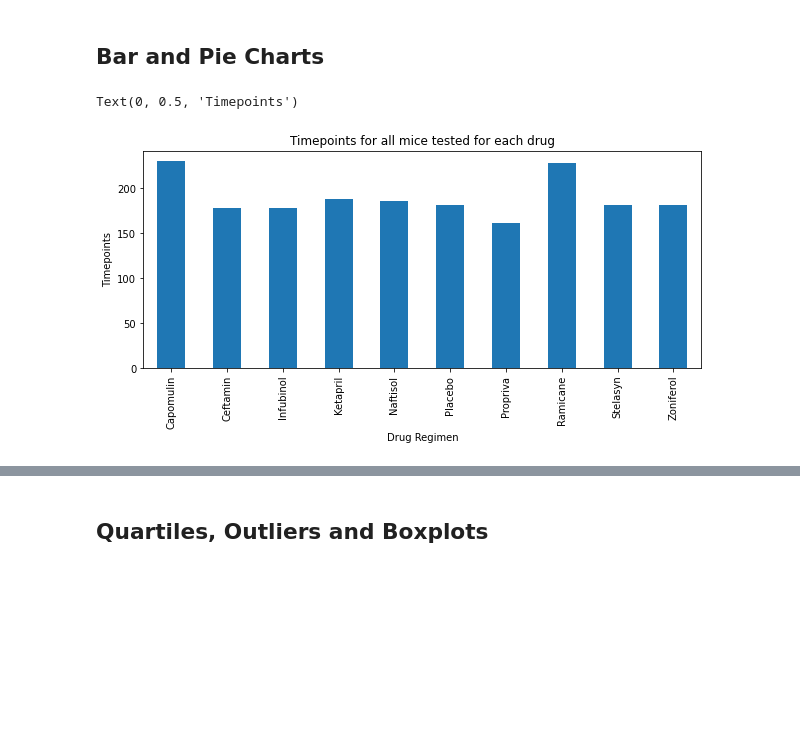
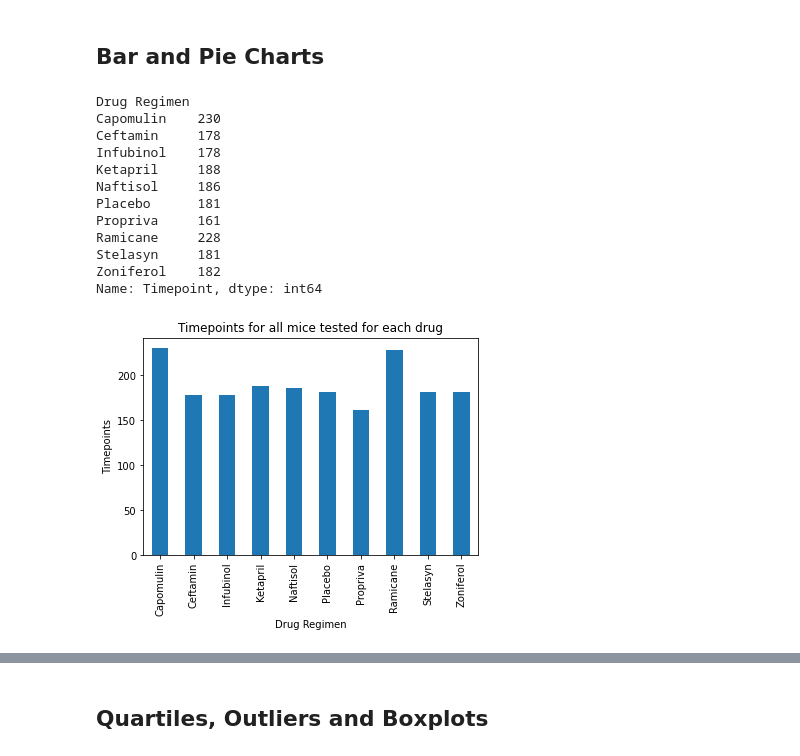
Before and after one commit to mmyang123/Homework5-The-Power-of-Plots, a Jupyter notebook: Pymaceuticals/pymaceuticals_starter.ipynb, the cells around one changed output, grey strips where cells are left out. Drawn from its saved outputs; the diff is of its cells as text; code cells hidden in the pictures; blank space fills up the shorter version.

```diff
--- a/Pymaceuticals/pymaceuticals_starter.ipynb
+++ b/Pymaceuticals/pymaceuticals_starter.ipynb
@@ -161,12 +162,24 @@ aggregate_df
 # %%
 # Generate a bar plot showing the total number of timepoints for all mice tested for each drug regimen using Pandas.
 plot_data = merge_df.groupby(['Drug Regimen']).count()["Timepoint"]
-plot_data.plot(kind="bar", figsize=(10,4))
+plot_data.plot.bar()
 plt.title("Timepoints for all mice tested for each drug")
 plt.xlabel("Drug Regimen")
 plt.ylabel("Timepoints")
+plot_data
 # %% [output]
-Text(0, 0.5, 'Timepoints')
+Drug Regimen
+Capomulin    230
+Ceftamin     178
+Infubinol    178
+Ketapril     188
+Naftisol     186
+Placebo      181
+Propriva     161
+Ramicane     228
+Stelasyn     181
+Zoniferol    182
+Name: Timepoint, dtype: int64
-[figure, old version]
+[figure, new version]
 # %%
 # Generate a bar plot showing the total number of timepoints for all mice tested for each drug regimen using pyplot.
```
Also changed, not shown: parts of 16 cells of this notebook.
